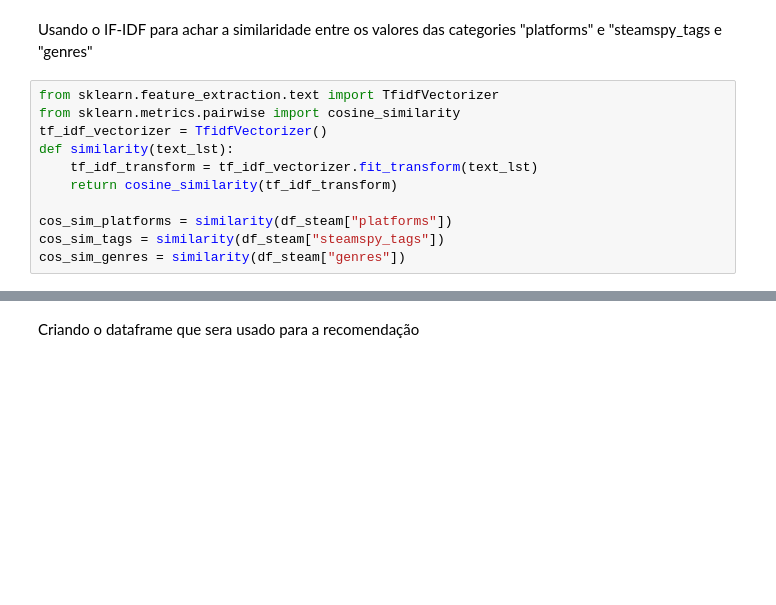
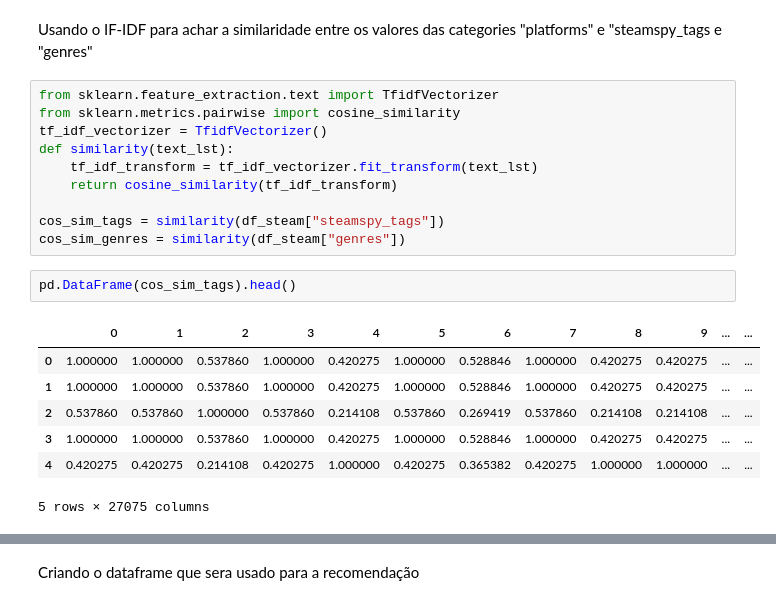
Before and after one commit to Gustavo-V-M/Recomendacao-Steam, a Jupyter notebook: analise_base_steam.ipynb, the cells around one changed output, grey strips where cells are left out. Cells and saved outputs as stored; diff of their text form; blank space fills up the shorter version.

```diff
--- a/analise_base_steam.ipynb
+++ b/analise_base_steam.ipynb
@@ -50,6 +93,15 @@ def similarity(text_lst):
     tf_idf_transform = tf_idf_vectorizer.fit_transform(text_lst)
     return cosine_similarity(tf_idf_transform)
 
-cos_sim_platforms = similarity(df_steam["platforms"])
 cos_sim_tags = similarity(df_steam["steamspy_tags"])
 cos_sim_genres = similarity(df_steam["genres"])
+# %%
+pd.DataFrame(cos_sim_tags).head()
+# %% [output]
+|  | 0 | 1 | 2 | 3 | 4 | 5 | 6 | 7 | 8 | 9 | ... | ... |
+| 0 | 1.000000 | 1.000000 | 0.537860 | 1.000000 | 0.420275 | 1.000000 | 0.528846 | 1.000000 | 0.420275 | 0.420275 | ... | ... |
+| 1 | 1.000000 | 1.000000 | 0.537860 | 1.000000 | 0.420275 | 1.000000 | 0.528846 | 1.000000 | 0.420275 | 0.420275 | ... | ... |
+| 2 | 0.537860 | 0.537860 | 1.000000 | 0.537860 | 0.214108 | 0.537860 | 0.269419 | 0.537860 | 0.214108 | 0.214108 | ... | ... |
+| 3 | 1.000000 | 1.000000 | 0.537860 | 1.000000 | 0.420275 | 1.000000 | 0.528846 | 1.000000 | 0.420275 | 0.420275 | ... | ... |
+| 4 | 0.420275 | 0.420275 | 0.214108 | 0.420275 | 1.000000 | 0.420275 | 0.365382 | 0.420275 | 1.000000 | 1.000000 | ... | ... |
+5 rows × 27075 columns
```
Also changed, not shown: parts of 13 cells of this notebook.
